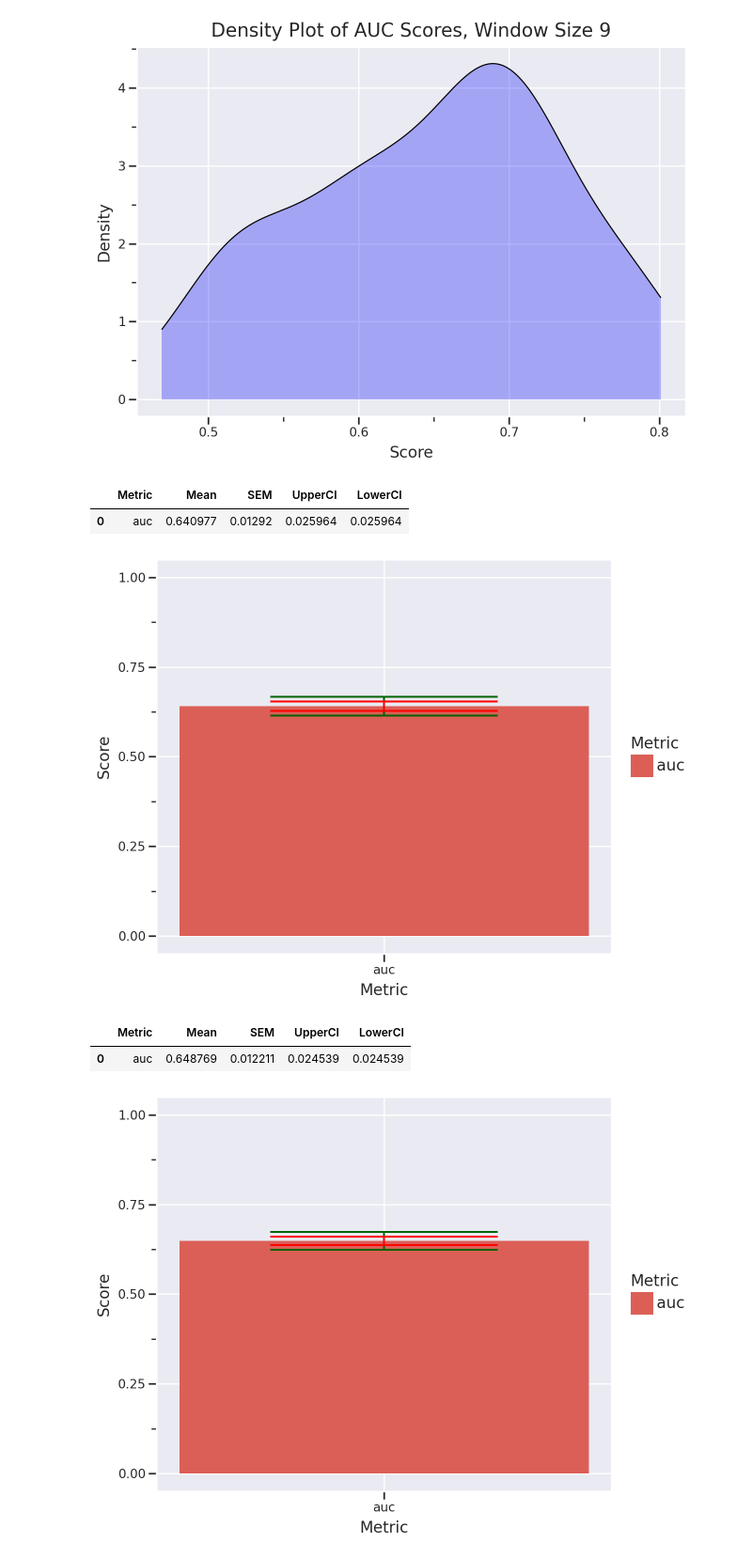
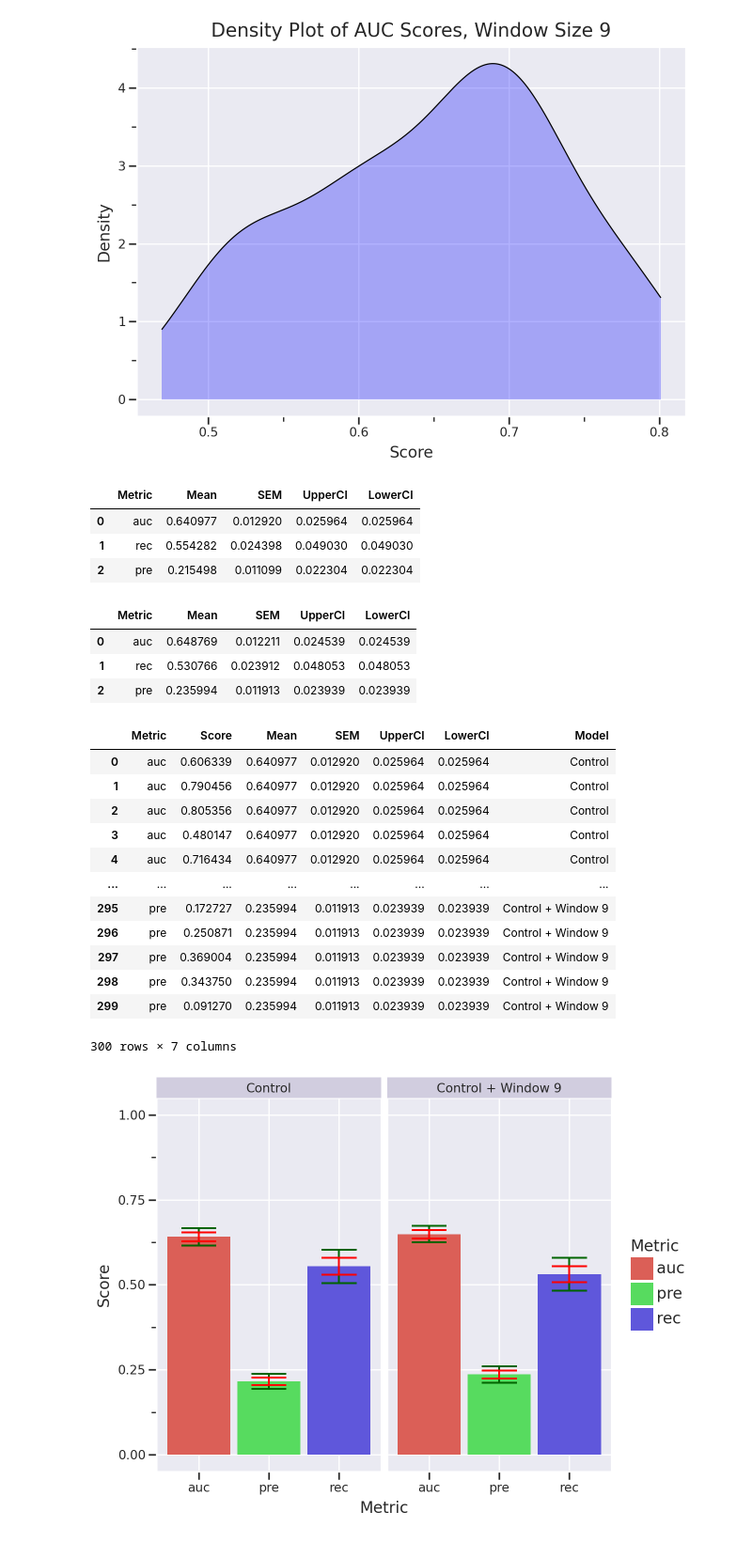
Before and after one commit to LuminousCodeGH/scientific-machine-learning-project, a Jupyter notebook: random_forest_window_experiment.ipynb, the cells around one changed output. Shown at 94% size. Saved outputs shown, nothing was run; the diff lists cells and outputs as text; code cells hidden in the pictures.

Commit message:
Perform window 9 only test, plot all results

```diff
--- a/random_forest_window_experiment.ipynb
+++ b/random_forest_window_experiment.ipynb
@@ -128,13 +147,14 @@ if not os.path.exists(f'./data/{result_file}.csv'):
         print(f'Running {size=}...')
         for selection in combinations(set([3,5,7,9]), size):
             print(f'Running {selection=}')
-            X = select_window_size(X_non_windowed, list(selection))
+            X = select_window_sizes(X_non_windowed, list(selection))
             gridsearch.fit(X, y, groups=groups)
             dict_results['size'].append(size)
             dict_results['windows'].append(selection)
             dict_results['best_params'].append(gridsearch.best_params_)
             dict_results['best_score'].append(gridsearch.best_score_)
             dict_results['stdev'].append(gridsearch.cv_results_['std_test_score'][gridsearch.best_index_])
+            exit()
 
     hyperparam_results = pd.DataFrame(dict_results)
     hyperparam_results.to_csv(f'./data/{result_file}.csv', index=False)
@@ -218,8 +225,8 @@ from typing import OrderedDict
 result_file_control = 'results_0'
 result_file_test = 'results_09'
 
-X_0 = select_window_size(X_non_windowed, [])
-X_09 = select_window_size(X_non_windowed, [9])
+X_0 = select_window_sizes(X_non_windowed, [])
+X_09 = select_window_sizes(X_non_windowed, [9])
 
 print(hyperparam_results.iloc[0, 2])  # Size ()
 print(hyperparam_results.iloc[1, 2])  # Size (9,)
@@ -232,11 +239,11 @@ if not os.path.exists(f'./data/{result_file_control}.csv') or not os.path.exists
 	results_0 = kfold_cv_by_group(X_0, y, groups, model_0, n_splits=50)
 	results_0.to_csv(f'./data/{result_file_control}.csv', index=False)
 	print('Running 09 model...')
-	results_9 = kfold_cv_by_group(X_09, y, groups, model_09, n_splits=50)
-	results_9.to_csv(f'./data/{result_file_test}.csv', index=False)
+	results_09 = kfold_cv_by_group(X_09, y, groups, model_09, n_splits=50)
+	results_09.to_csv(f'./data/{result_file_test}.csv', index=False)
 else:
 	results_0 = hyperparam_results = pd.read_csv(f'./data/{result_file_control}.csv')
-	results_9 = hyperparam_results = pd.read_csv(f'./data/{result_file_test}.csv')
+	results_09 = hyperparam_results = pd.read_csv(f'./data/{result_file_test}.csv')
 # %% [output]
 OrderedDict({'criterion': 'gini', 'max_depth': 29, 'max_features': 'log2', 'min_samples_leaf': 67, 'n_estimators': 285})
 OrderedDict({'criterion': 'gini', 'max_depth': 45, 'max_features': 'log2', 'min_samples_leaf': 67, 'n_estimators': 300})
@@ -250,16 +317,21 @@ plot_0 = (ggplot(results_0, aes(x='auc')) +
 
 display(plot_0)
 
+plot_09 = (ggplot(results_09, aes(x='auc')) +
+          geom_density(fill='blue', alpha=0.3) +  # Add density plot with transparency
+          theme_seaborn() +
+          labs(title='Density Plot of AUC Scores, Window Size 9', x='Score', y='Density'))
+
+# Display the plot
+display(plot_09)
+
 plot_9 = (ggplot(results_9, aes(x='auc')) +
           geom_density(fill='blue', alpha=0.3) +  # Add density plot with transparency
           theme_seaborn() +
           labs(title='Density Plot of AUC Scores, Window Size 9', x='Score', y='Density'))
 
-# Display the plot
-display(plot_9)
-
 results_0.loc[:, 'model'] = 'Control'
-results_9.loc[:, 'model'] = 'Window9'
+results_09.loc[:, 'model'] = 'Window9'
 # %% [output]
 [figure]
 [figure]
@@ -301,12 +380,27 @@ def plot_performance(df: pd.DataFrame, score_names: list, title: str='') -> None
 # %%
-plot_performance(results_0, ['auc'])
-plot_performance(results_9, ['auc'])
+plot_performance([results_0, results_9], ['Control', 'Control + Window 9'], ['auc', 'rec', 'pre'])
 
 # SEM overlaps!
 # %% [output]
 |  | Metric | Mean | SEM | UpperCI | LowerCI |
-| 0 | auc | 0.640977 | 0.01292 | 0.025964 | 0.025964 |
+| 0 | auc | 0.640977 | 0.012920 | 0.025964 | 0.025964 |
+| 1 | rec | 0.554282 | 0.024398 | 0.049030 | 0.049030 |
+| 2 | pre | 0.215498 | 0.011099 | 0.022304 | 0.022304 |
+|  | Metric | Mean | SEM | UpperCI | LowerCI |
+| 0 | auc | 0.648769 | 0.012211 | 0.024539 | 0.024539 |
+| 1 | rec | 0.530766 | 0.023912 | 0.048053 | 0.048053 |
+| 2 | pre | 0.235994 | 0.011913 | 0.023939 | 0.023939 |
+|  | Metric | Score | Mean | SEM | UpperCI | LowerCI | Model |
+| 0 | auc | 0.606339 | 0.640977 | 0.012920 | 0.025964 | 0.025964 | Control |
+| 1 | auc | 0.790456 | 0.640977 | 0.012920 | 0.025964 | 0.025964 | Control |
+| 2 | auc | 0.805356 | 0.640977 | 0.012920 | 0.025964 | 0.025964 | Control |
+| 3 | auc | 0.480147 | 0.640977 | 0.012920 | 0.025964 | 0.025964 | Control |
+| 4 | auc | 0.716434 | 0.640977 | 0.012920 | 0.025964 | 0.025964 | Control |
+| ... | ... | ... | ... | ... | ... | ... | ... |
+| 295 | pre | 0.172727 | 0.235994 | 0.011913 | 0.023939 | 0.023939 | Control + Window 9 |
+| 296 | pre | 0.250871 | 0.235994 | 0.011913 | 0.023939 | 0.023939 | Control + Window 9 |
+| 297 | pre | 0.369004 | 0.235994 | 0.011913 | 0.023939 | 0.023939 | Control + Window 9 |
+| 298 | pre | 0.343750 | 0.235994 | 0.011913 | 0.023939 | 0.023939 | Control + Window 9 |
+| 299 | pre | 0.091270 | 0.235994 | 0.011913 | 0.023939 | 0.023939 | Control + Window 9 |
+300 rows × 7 columns
-[figure, old version]
+[figure, new version]
-|  | Metric | Mean | SEM | UpperCI | LowerCI |
-| 0 | auc | 0.648769 | 0.012211 | 0.024539 | 0.024539 |
-[figure, removed]
```
Also changed, not shown: parts of 4 cells of this notebook, 2 other files.
